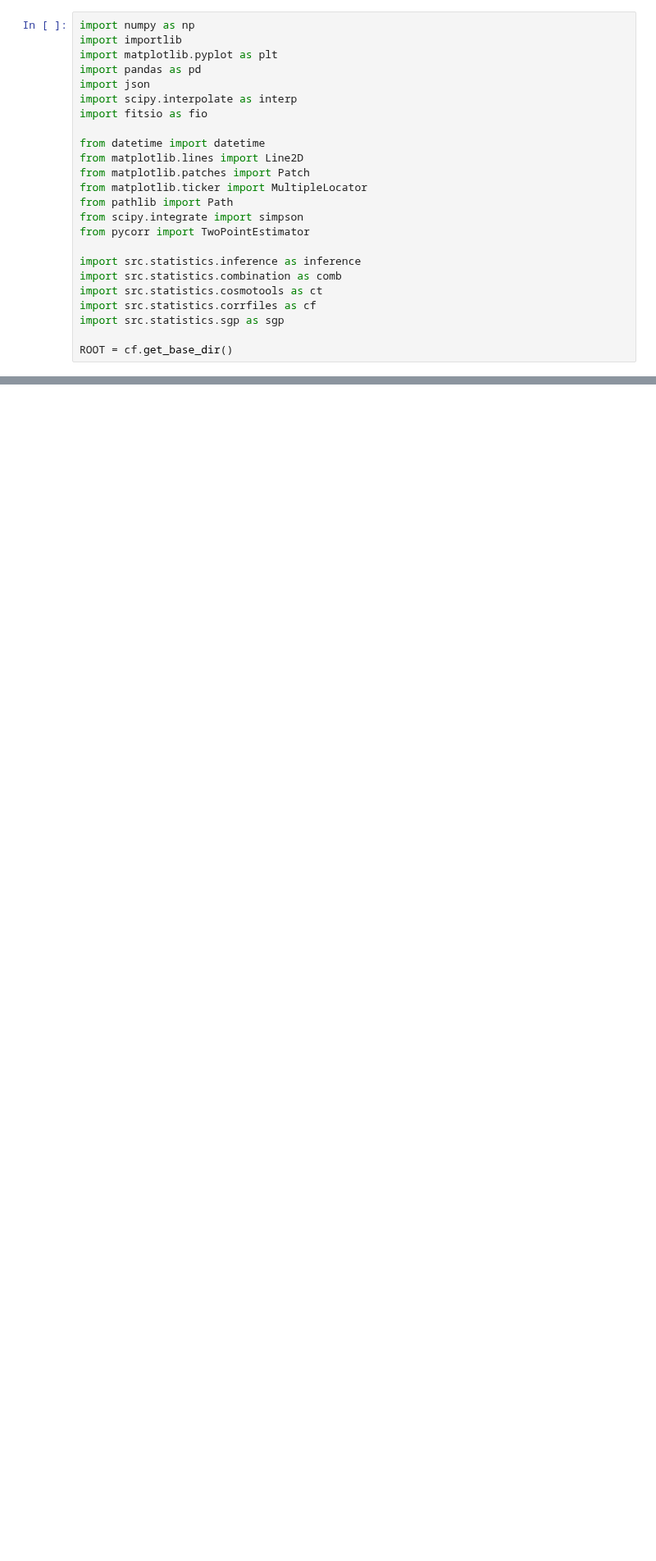
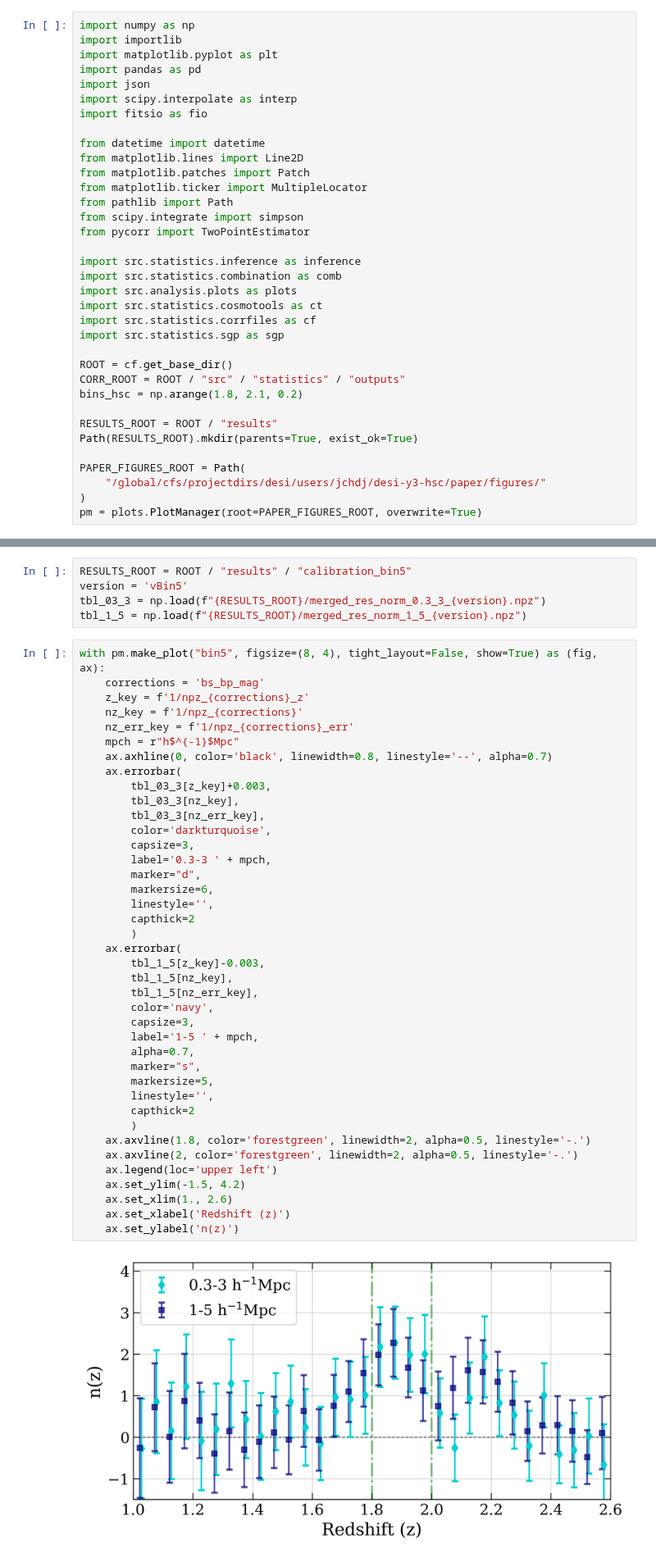
Before and after one commit to JeanCHDJdev/desi-y3-hsc, a Jupyter notebook: src/statistics/nb/nz_bin5.ipynb, the cells around one changed output, grey strips where cells are left out. Shown at 82% size. Cells and saved outputs as stored; diff of their text form; blank space fills up the shorter version.

```diff
--- a/src/statistics/nb/nz_bin5.ipynb
+++ b/src/statistics/nb/nz_bin5.ipynb
@@ -22,10 +22,21 @@ from pycorr import TwoPointEstimator
 
 import src.statistics.inference as inference
 import src.statistics.combination as comb
+import src.analysis.plots as plots
 import src.statistics.cosmotools as ct
 import src.statistics.corrfiles as cf
 import src.statistics.sgp as sgp
 
 ROOT = cf.get_base_dir()
+CORR_ROOT = ROOT / "src" / "statistics" / "outputs"
+bins_hsc = np.arange(1.8, 2.1, 0.2)
+
+RESULTS_ROOT = ROOT / "results"
+Path(RESULTS_ROOT).mkdir(parents=True, exist_ok=True)
+
+PAPER_FIGURES_ROOT = Path(
+    "/global/cfs/projectdirs/desi/users/jchdj/desi-y3-hsc/paper/figures/"
+)
+pm = plots.PlotManager(root=PAPER_FIGURES_ROOT, overwrite=True)
 # %%
 ## Denisties for appendix B
@@ -440,0 +445,47 @@ np.savez_compressed(
+# %%
+RESULTS_ROOT = ROOT / "results" / "calibration_bin5"
+version = 'vBin5'
+tbl_03_3 = np.load(f"{RESULTS_ROOT}/merged_res_norm_0.3_3_{version}.npz")
+tbl_1_5 = np.load(f"{RESULTS_ROOT}/merged_res_norm_1_5_{version}.npz")
+# %%
+with pm.make_plot("bin5", figsize=(8, 4), tight_layout=False, show=True) as (fig, ax):
+    corrections = 'bs_bp_mag'
+    z_key = f'1/npz_{corrections}_z'
+    nz_key = f'1/npz_{corrections}'
+    nz_err_key = f'1/npz_{corrections}_err'
+    mpch = r"h$^{-1}$Mpc"
+    ax.axhline(0, color='black', linewidth=0.8, linestyle='--', alpha=0.7)
+    ax.errorbar(
+        tbl_03_3[z_key]+0.003,
+        tbl_03_3[nz_key],
+        tbl_03_3[nz_err_key],
+        color='darkturquoise',
+        capsize=3,
+        label='0.3-3 ' + mpch,
+        marker="d",
+        markersize=6,
+        linestyle='',
+        capthick=2
+        )
+    ax.errorbar(
+        tbl_1_5[z_key]-0.003,
+        tbl_1_5[nz_key],
+        tbl_1_5[nz_err_key],
+        color='navy',
+        capsize=3,
+        label='1-5 ' + mpch,
+        alpha=0.7,
+        marker="s",
+        markersize=5,
+        linestyle='',
+        capthick=2
+        )
+    ax.axvline(1.8, color='forestgreen', linewidth=2, alpha=0.5, linestyle='-.')
+    ax.axvline(2, color='forestgreen', linewidth=2, alpha=0.5, linestyle='-.')
+    ax.legend(loc='upper left')
+    ax.set_ylim(-1.5, 4.2)
+    ax.set_xlim(1., 2.6)
+    ax.set_xlabel('Redshift (z)')
+    ax.set_ylabel('n(z)')
+# %% [output]
+[figure, added]
```
Also changed, not shown: parts of 5 cells of this notebook, 6 other files.
